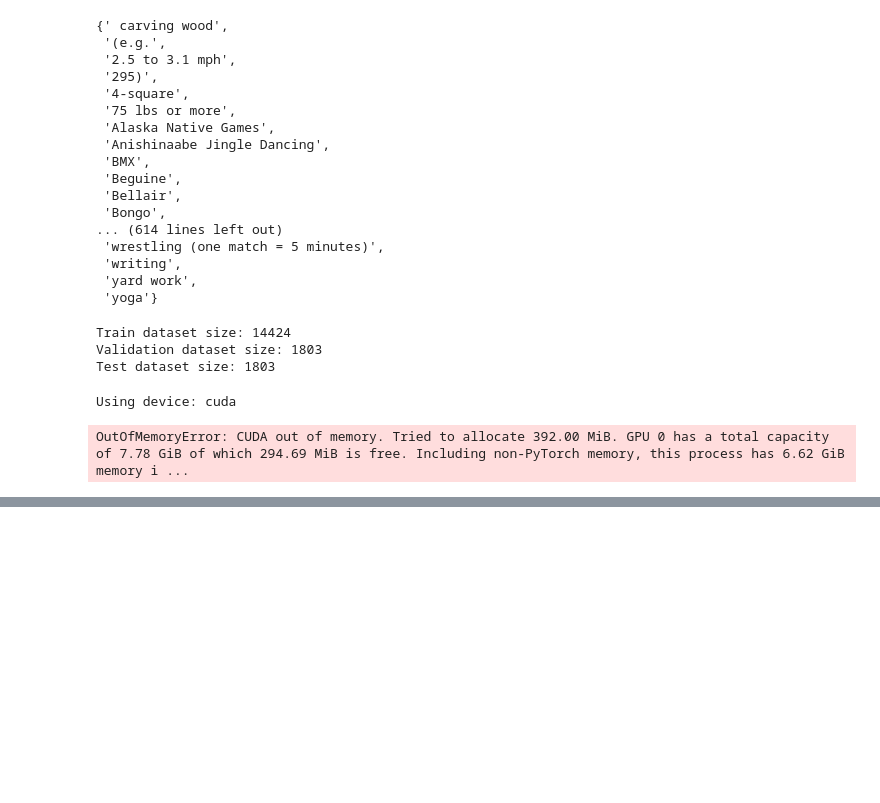
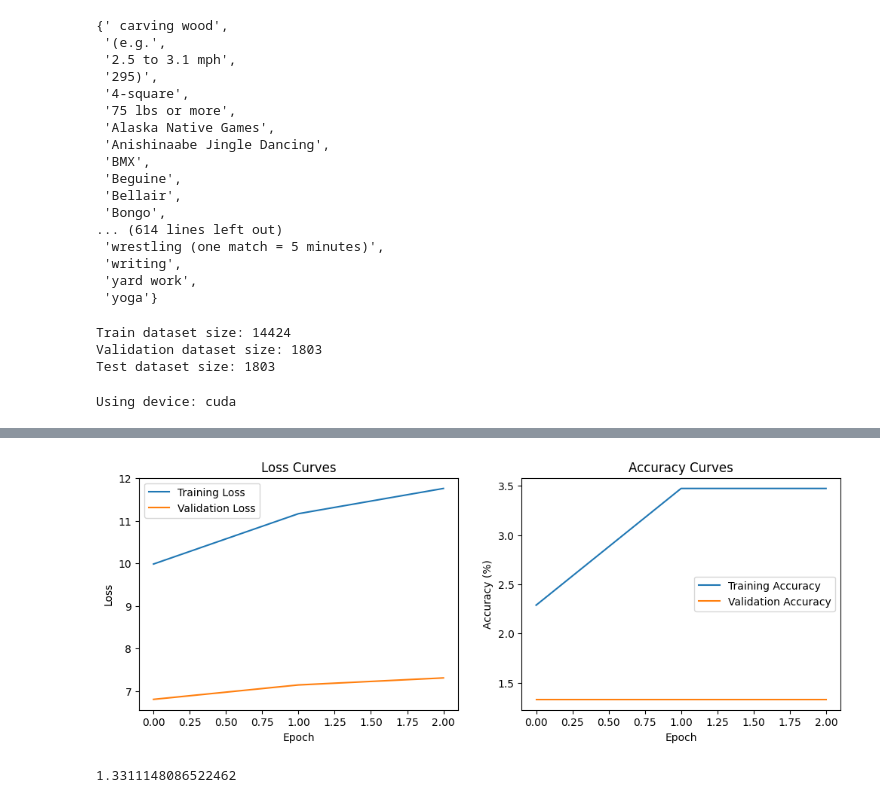
Before and after one commit to audriu/burpies, a Jupyter notebook: train.ipynb, the cells around one changed output, grey strips where cells are left out. Saved outputs shown, nothing was run; the diff lists cells and outputs as text; code cells hidden in the pictures; blank space fills up the shorter version.

Commit message:
Add working BiT model

```diff
--- a/train.ipynb
+++ b/train.ipynb
@@ -261,11 +260,12 @@ def train_model(train_loader, val_loader, test_loader, model_class=SimpleCNN, ep
     # Training loop
     for epoch in range(epochs):
         model.train()
+        print("training... 💪")
         running_loss = 0.0
         train_correct = 0
         train_total = 0
 
-        for images, labels in tqdm(train_loader):  # Use tqdm for progress bar
+        for batch_idx, (images, labels) in enumerate(train_loader):  # Use tqdm for progress bar
             images, labels = images.to(DEVICE), labels.to(DEVICE)  # Move data to the device
             optimizer.zero_grad()
             outputs = model(images)
@@ -278,15 +278,14 @@ def train_model(train_loader, val_loader, test_loader, model_class=SimpleCNN, ep
             train_correct += (predicted == labels).sum().item()  # Compare with labels
             train_total += labels.size(0)  # Track the total number of samples
 
-            # Print progress (optional)
-            if epoch % 5 == 0:
-                print(f'Epoch [{epoch + 1}/{epochs}], Batch [{epoch + 1}/{len(train_loader)}], Loss: {loss.item():.4f}')
+            if batch_idx % 50 == 0:
+                print(f'Epoch [{epoch + 1}/{epochs}], Batch [{batch_idx+1}/{len(train_loader)}], Loss: {loss.item():.4f}')
 
-              # Calculate and append training accuracy for this epoch
+        # Calculate and append training accuracy for this epoch
         train_accuracy = 100 * train_correct / train_total
         train_accuracies.append(train_accuracy)
 
-        # Validation loop (modified)
+        print("evaluating... ")
         model.eval()  # Set the model to evaluation mode
         val_loss = 0
         correct = 0
@@ -299,7 +298,7 @@ def train_model(train_loader, val_loader, test_loader, model_class=SimpleCNN, ep
               loss = criterion(outputs, target)
               val_loss += loss.item()
 
-              predicted = (outputs > 0.5).float()
+              predicted = torch.argmax(outputs, dim=1)
               total += target.size(0)
               correct += (predicted == target).sum().item()
 
@@ -341,10 +340,8 @@ def train_model(train_loader, val_loader, test_loader, model_class=SimpleCNN, ep
 
     plt.show()
     return best_val_acc
-
-
-import torch
-torch.cuda.empty_cache()
-train_model(train_loader, val_loader, test_loader, model_class=SimpleCNN, epochs=5)
-# %% [output]
-OutOfMemoryError: CUDA out of memory. Tried to allocate 392.00 MiB. GPU 0 has a total capacity of 7.78 GiB of which 294.69 MiB is free. Including non-PyTorch memory, this process has 6.62 GiB memory i ...
+# %%
+import torch
+torch.cuda.empty_cache()
+train_model(train_loader, val_loader, test_loader, model_class=SimpleCNN, epochs=3)
+# %% [output]
@@ -350,0 +365,2 @@ OutOfMemoryError: CUDA out of memory. Tried to allocate 392.00 MiB. GPU 0 has a
+[figure, added]
+1.3311148086522462
```
Also changed, not shown: parts of 4 cells of this notebook, 3 other files.
